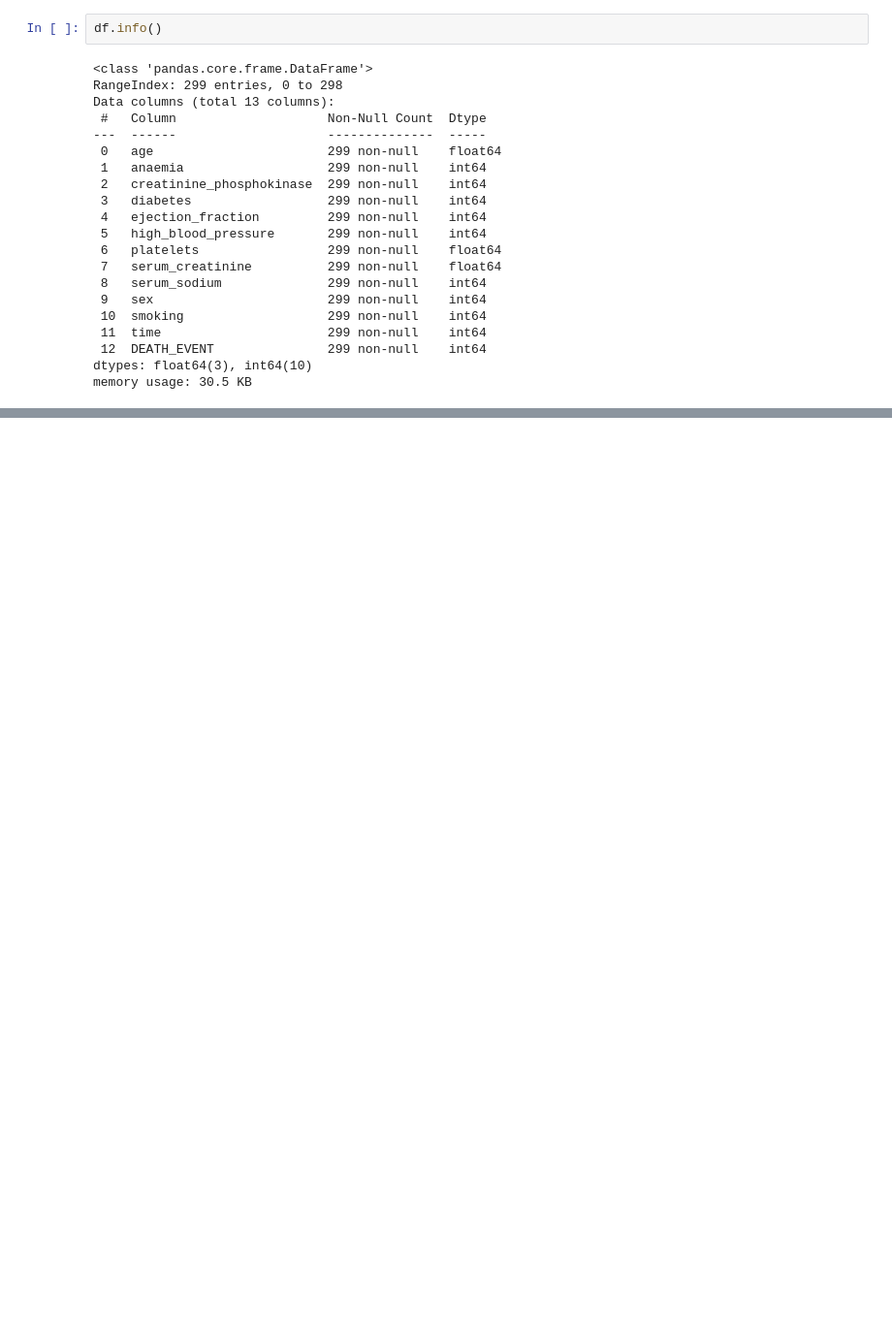
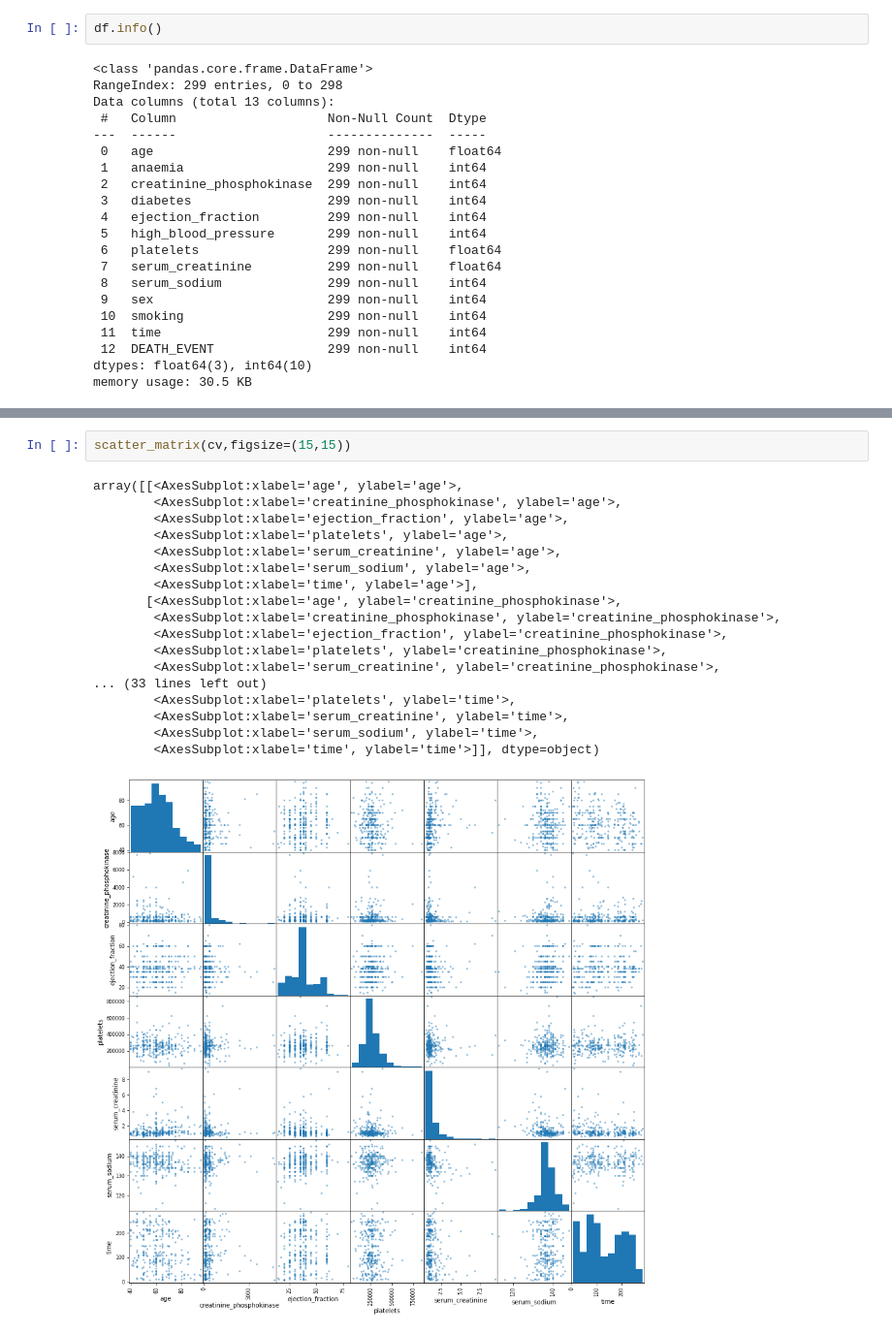
Before and after one commit to kurtgrothe/ANA500, a Jupyter notebook: ANA500_W1.ipynb, the cells around one changed output, grey strips where cells are left out. Shown: that part at 97% size. Saved outputs shown, nothing was run; the diff lists cells and outputs as text; blank space fills up the shorter version.

```diff
--- a/ANA500_W1.ipynb
+++ b/ANA500_W1.ipynb
@@ -98,0 +107,21 @@ memory usage: 30.5 KB
+# %%
+scatter_matrix(cv,figsize=(15,15))
+# %% [output]
+array([[<AxesSubplot:xlabel='age', ylabel='age'>,
+        <AxesSubplot:xlabel='creatinine_phosphokinase', ylabel='age'>,
+        <AxesSubplot:xlabel='ejection_fraction', ylabel='age'>,
+        <AxesSubplot:xlabel='platelets', ylabel='age'>,
+        <AxesSubplot:xlabel='serum_creatinine', ylabel='age'>,
+        <AxesSubplot:xlabel='serum_sodium', ylabel='age'>,
+        <AxesSubplot:xlabel='time', ylabel='age'>],
+       [<AxesSubplot:xlabel='age', ylabel='creatinine_phosphokinase'>,
+        <AxesSubplot:xlabel='creatinine_phosphokinase', ylabel='creatinine_phosphokinase'>,
+        <AxesSubplot:xlabel='ejection_fraction', ylabel='creatinine_phosphokinase'>,
+        <AxesSubplot:xlabel='platelets', ylabel='creatinine_phosphokinase'>,
+        <AxesSubplot:xlabel='serum_creatinine', ylabel='creatinine_phosphokinase'>,
+... (33 lines left out)
+        <AxesSubplot:xlabel='platelets', ylabel='time'>,
+        <AxesSubplot:xlabel='serum_creatinine', ylabel='time'>,
+        <AxesSubplot:xlabel='serum_sodium', ylabel='time'>,
+        <AxesSubplot:xlabel='time', ylabel='time'>]], dtype=object)
+[figure, added]
```
Also changed, not shown: parts of 4 cells of this notebook, 1 other file.
